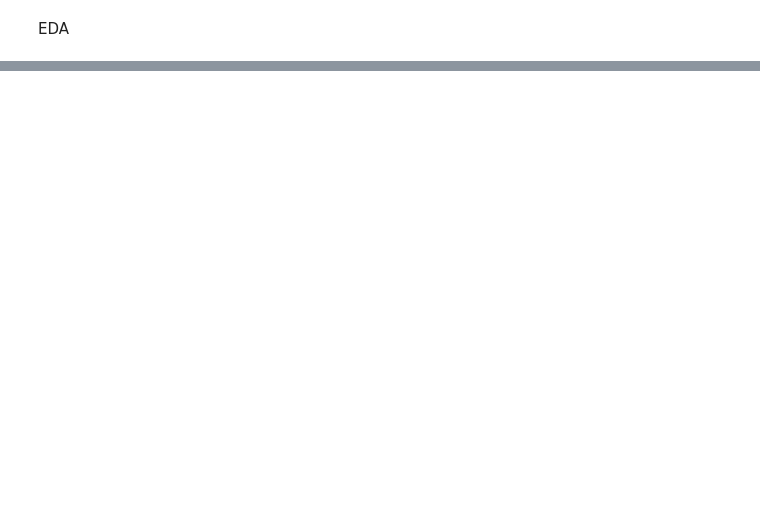
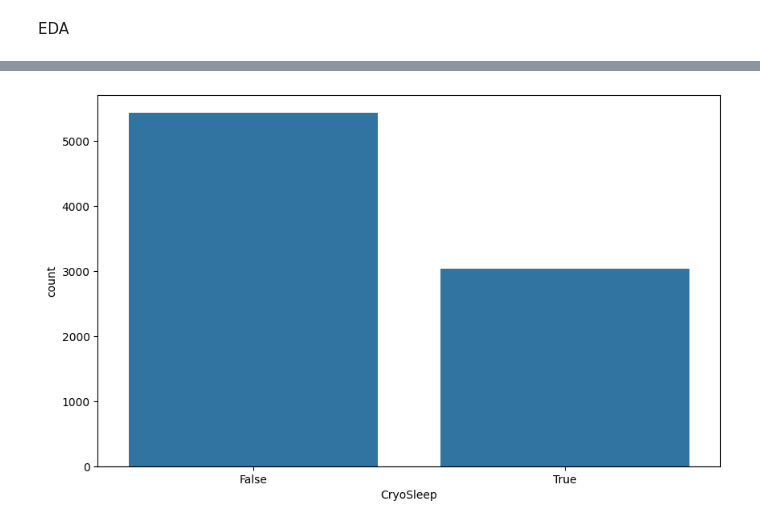
Before and after one commit to 7PAM2015-0105-2023-Team1/kaggle_challenge_team_1, a Jupyter notebook: Kaggle_Challenge_Team_1.ipynb, the cells around one changed output, grey strips where cells are left out. Drawn from its saved outputs; the diff is of its cells as text; code cells hidden in the pictures; blank space fills up the shorter version.

```diff
--- a/Kaggle_Challenge_Team_1.ipynb
+++ b/Kaggle_Challenge_Team_1.ipynb
@@ -544,0 +276,16 @@ len(pred_df)
+# %%
+train_df[["Num_Passenger", 'G_Passenger']] = train_df["PassengerId"].str.split('_', expand=True).astype('int')
+train_df.drop(['PassengerId', 'Num_Passenger'], inplace=True, axis=1)
+# %%
+train_df['Cabin'] = train_df['Cabin'].fillna('A/0/P')
+train_df[['Deck', 'Num', 'Side']] = train_df.Cabin.str.split('/', expand=True)
+train_df.drop(['Cabin', 'Name'], axis=1, inplace=True)
+# %%
+imp = SimpleImputer(strategy="most_frequent")
+imp.fit_transform(train_df[['HomePlanet']])
+train_df['HomePlanet'] = imp.fit_transform(train_df[['HomePlanet']])
+# %%
+plt.figure(figsize=(10, 6))
+sns.countplot(x="CryoSleep", data=train_df);
+# %% [output]
+[figure, added]
```
Also changed, not shown: parts of 125 cells of this notebook.
